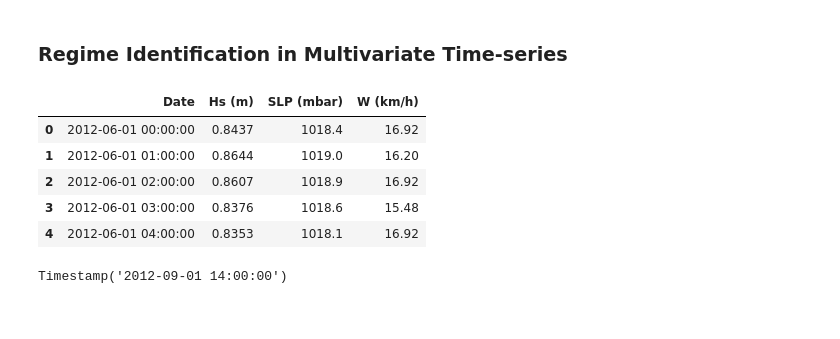
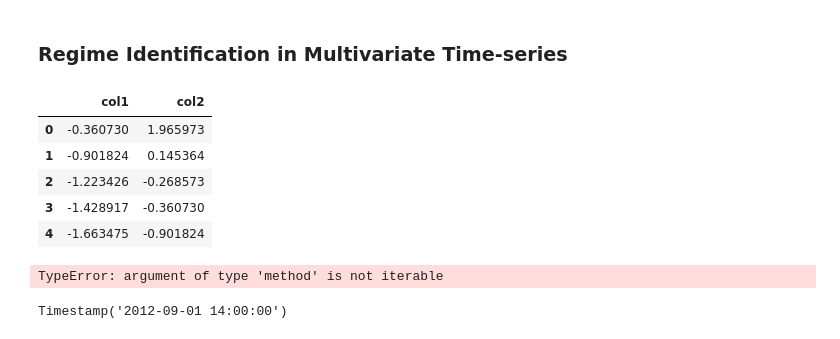
Before and after one commit to wasimahmadpk/RegimeIdentification, a Jupyter notebook: src/regimes_identification.ipynb, the cells around one changed output. Saved outputs shown, nothing was run; the diff lists cells and outputs as text; code cells hidden in the pictures.

```diff
--- a/src/regimes_identification.ipynb
+++ b/src/regimes_identification.ipynb
@@ -31,37 +31,28 @@ def normalize(data, type='minmax'):
 def trim_time_and_format(date_string):
     datetime_object = datetime.strptime(date_string, "%Y-%m-%d %H:%M:%S")
     return datetime_object #.strftime("%Y %b")
-# %%
-def read_file(file_path):
-    # Check the file extension
-    file_extension = file_path.split('.')[-1].lower()
-
-    # Read the file based on the extension
-    if file_extension in ['xls', 'xlsx']:
-        data = pd.read_excel(file_path)
-    elif file_extension == 'csv':
-        data = pd.read_csv(file_path)
-    elif file_extension == 'h5':
-        data = pd.read_hdf(file_path)
-    else:
-        raise ValueError(f"Unsupported file extension: {file_extension}")
-
-    return data
 # %%
 # Load data
-file_path = r'../datasets/hurricane/hpw.xls'  # Replace with the actual file path
+file_path = r'../datasets/ecg/ECG200.txt'  # Replace with the actual file path
 data = read_file(file_path)
+if len(data.columns)==1:
+    data = regimes.shift_and_fill_mean(data, 3)
 data.head()
 # %% [output]
-|  | Date | Hs (m) | SLP (mbar) | W (km/h) |
-| 0 | 2012-06-01 00:00:00 | 0.8437 | 1018.4 | 16.92 |
-| 1 | 2012-06-01 01:00:00 | 0.8644 | 1019.0 | 16.20 |
-| 2 | 2012-06-01 02:00:00 | 0.8607 | 1018.9 | 16.92 |
-| 3 | 2012-06-01 03:00:00 | 0.8376 | 1018.6 | 15.48 |
-| 4 | 2012-06-01 04:00:00 | 0.8353 | 1018.1 | 16.92 |
+|  | col1 | col2 |
+| 0 | -0.360730 | 1.965973 |
+| 1 | -0.901824 | 0.145364 |
+| 2 | -1.223426 | -0.268573 |
+| 3 | -1.428917 | -0.360730 |
+| 4 | -1.663475 | -0.901824 |
 # %%
 # Apply the function to the entire column
-data['Date'] = data['Date'].apply(trim_time_and_format)
+time_column_exist, col_name = regimes.find_time_related_columns(data)
+print(time_column_exist, col_name)
+if time_column_exist:
+    data['Date'] = data['Date'].apply(trim_time_and_format)
+# %% [output]
+TypeError: argument of type 'method' is not iterable
 # %%
 data['Date'][2222]
 # %% [output]
```
Also changed, not shown: parts of 3 cells of this notebook, 1 other file.
